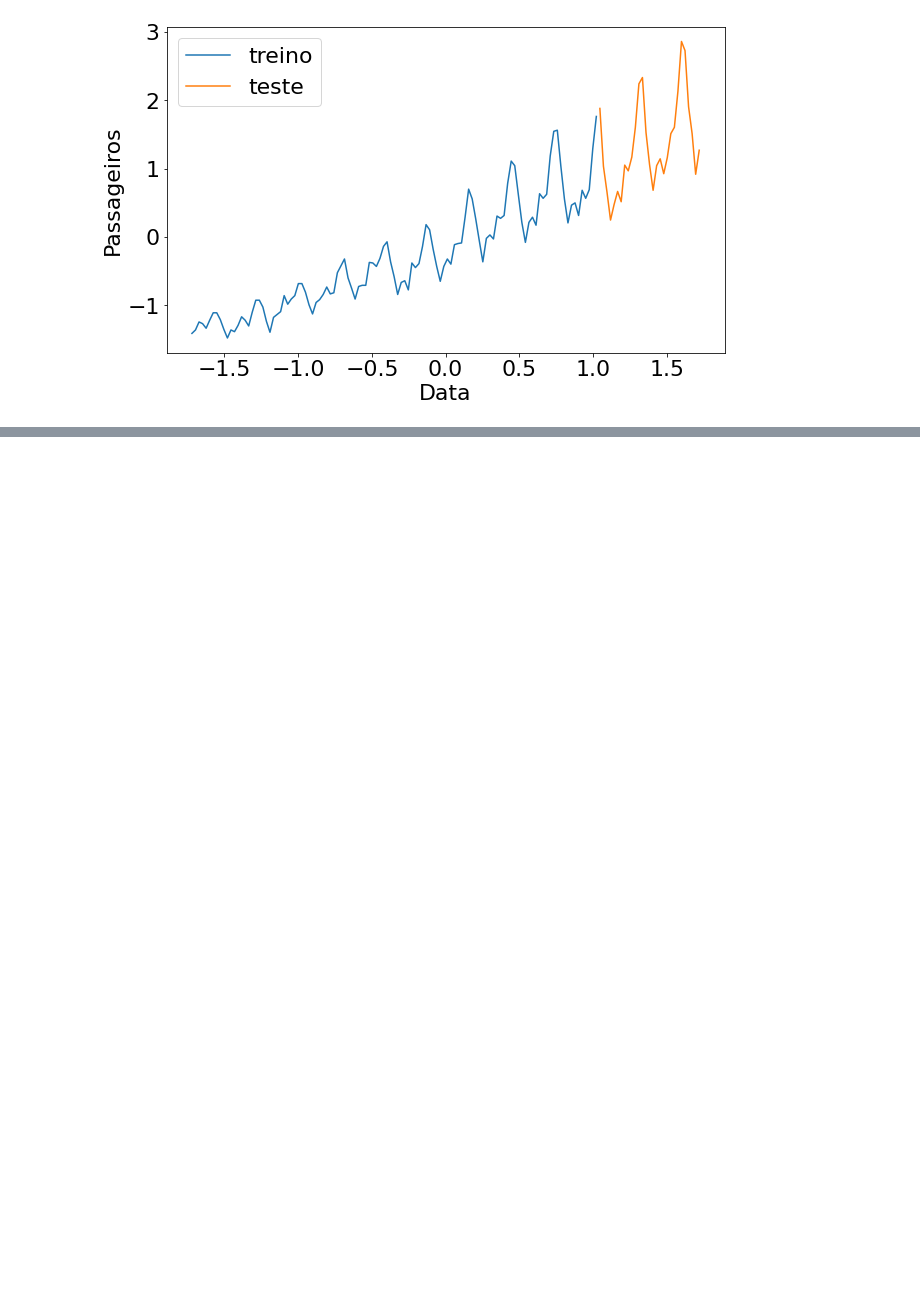
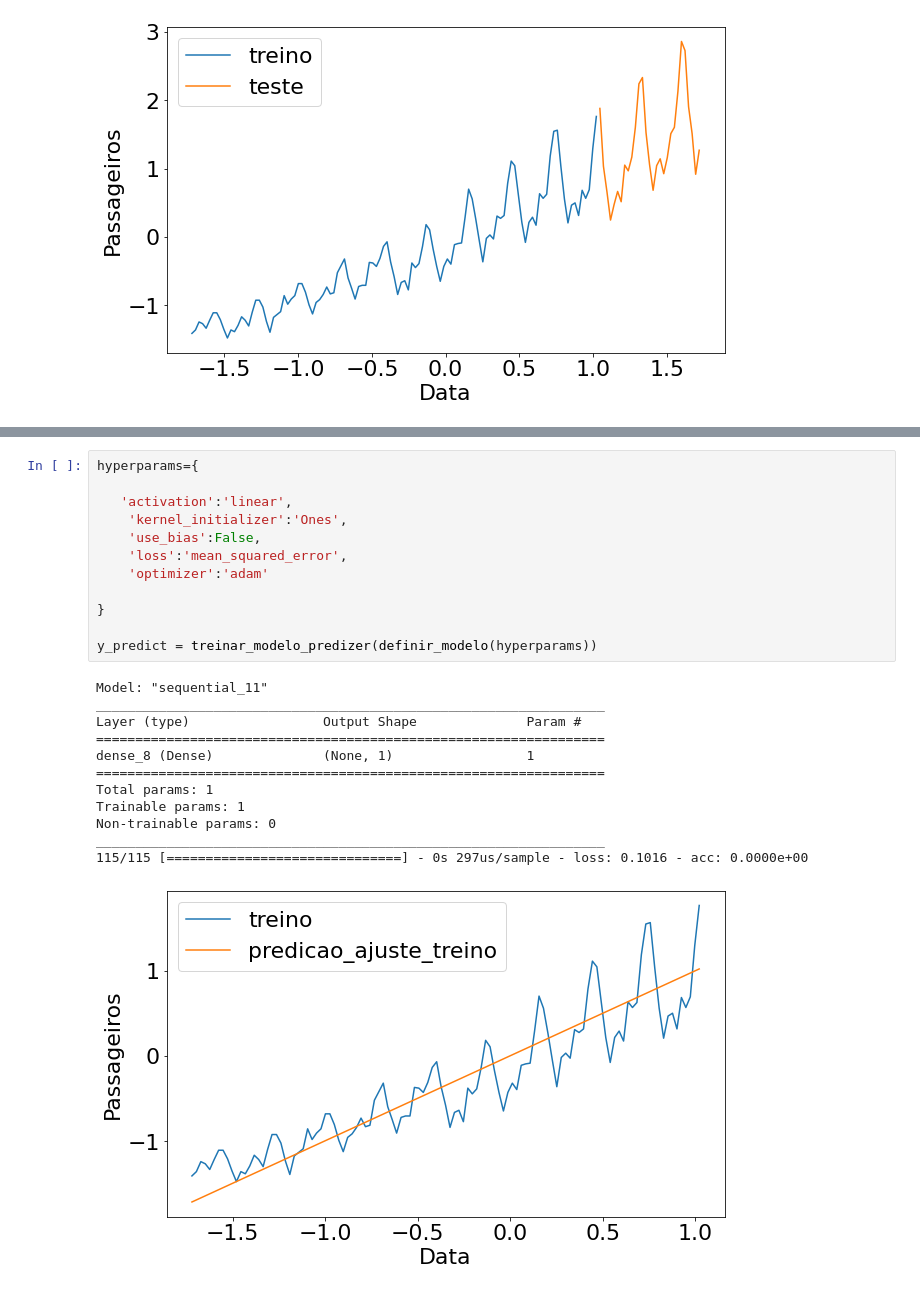
Before and after one commit to edabruzzo/machine_learning_alura, a Jupyter notebook: previsao_keras_1.ipynb, the cells around one changed output, grey strips where cells are left out. Drawn from its saved outputs; the diff is of its cells as text; blank space fills up the shorter version.

```diff
--- a/previsao_keras_1.ipynb
+++ b/previsao_keras_1.ipynb
@@ -96,0 +150,25 @@ plotar_eixos(x_teste, y_teste, 'teste')
+# %%
+hyperparams={
+
+   'activation':'linear',
+    'kernel_initializer':'Ones',
+    'use_bias':False,
+    'loss':'mean_squared_error',
+    'optimizer':'adam'
+
+}
+
+y_predict = treinar_modelo_predizer(definir_modelo(hyperparams))
+# %% [output]
+Model: "sequential_11"
+_________________________________________________________________
+Layer (type)                 Output Shape              Param #
+=================================================================
+dense_8 (Dense)              (None, 1)                 1
+=================================================================
+Total params: 1
+Trainable params: 1
+Non-trainable params: 0
+_________________________________________________________________
+115/115 [==============================] - 0s 297us/sample - loss: 0.1016 - acc: 0.0000e+00
+[figure, added]
```
Also changed, not shown: parts of 6 cells of this notebook.
